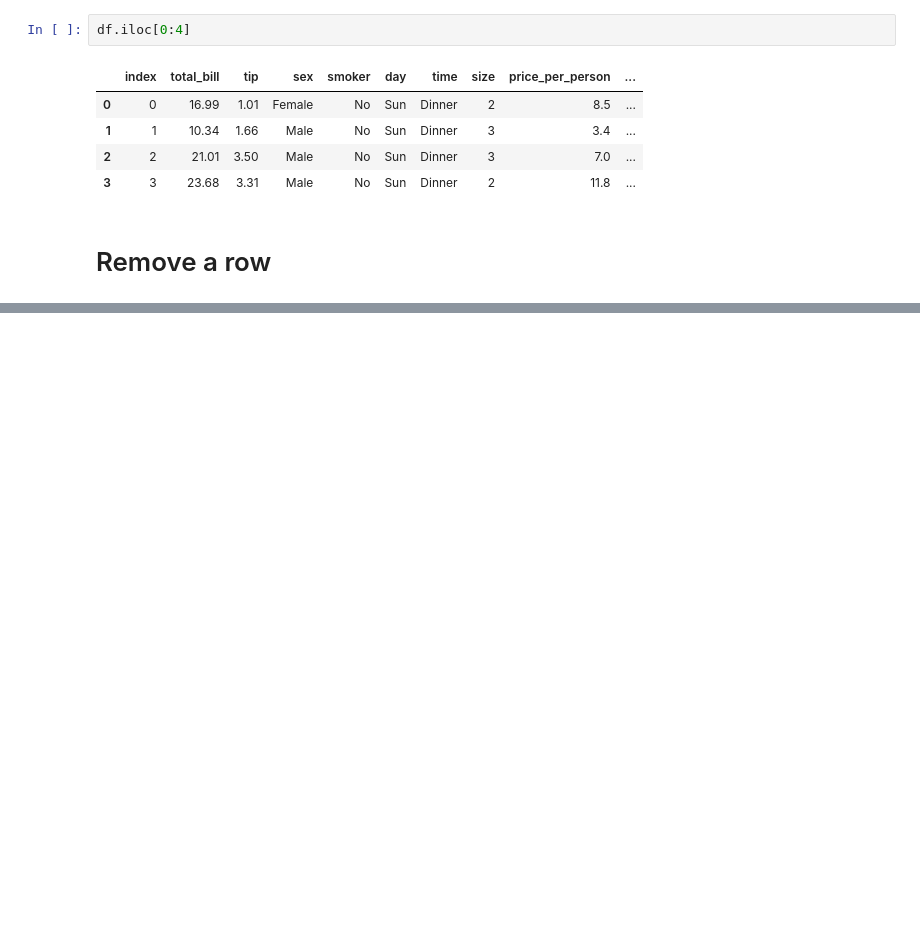
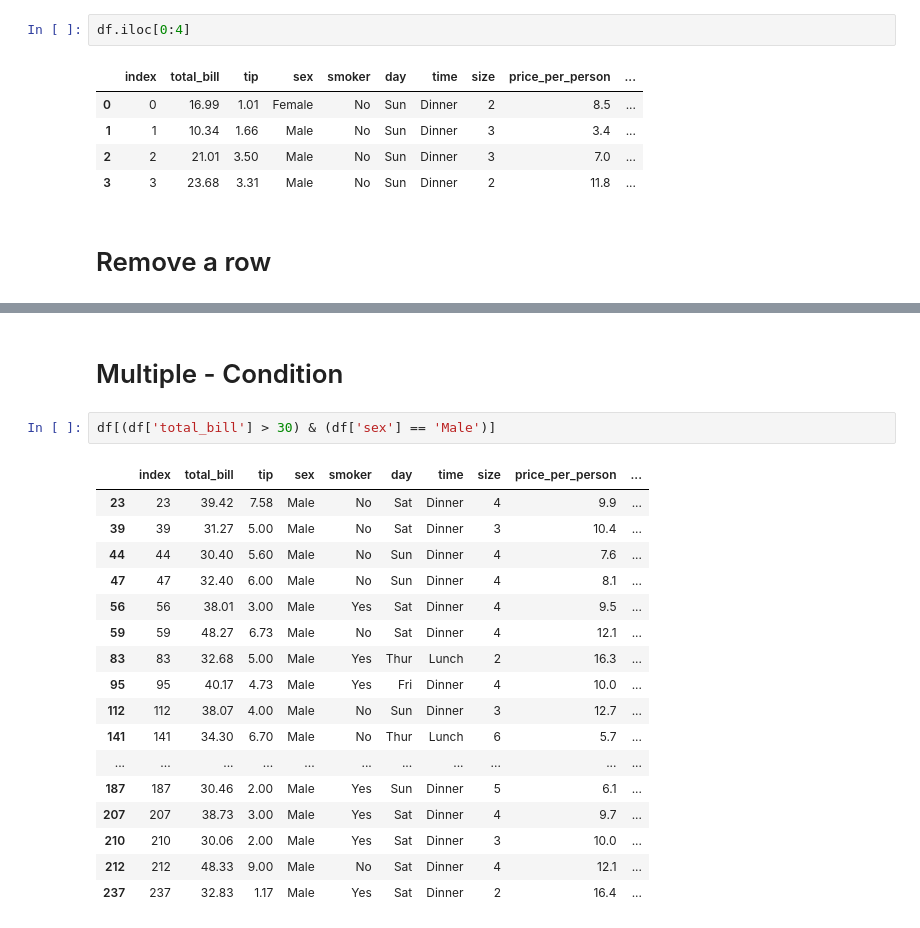
Before and after one commit to William-low127/Data-analytics, a Jupyter notebook: 02-Data_manipulation-Numpy_pandas/DataFrame.ipynb, the cells around one changed output, grey strips where cells are left out. Drawn from its saved outputs; the diff is of its cells as text; blank space fills up the shorter version.

```diff
--- a/02-Data_manipulation-Numpy_pandas/DataFrame.ipynb
+++ b/02-Data_manipulation-Numpy_pandas/DataFrame.ipynb
@@ -246,0 +324,22 @@ df.iloc[0:4]
+# %% [markdown]
+# Multiple - Condition
+# %%
+df[(df['total_bill'] > 30) & (df['sex'] == 'Male')]
+# %% [output]
+|  | index | total_bill | tip | sex | smoker | day | time | size | price_per_person | ... |
+| 23 | 23 | 39.42 | 7.58 | Male | No | Sat | Dinner | 4 | 9.9 | ... |
+| 39 | 39 | 31.27 | 5.00 | Male | No | Sat | Dinner | 3 | 10.4 | ... |
+| 44 | 44 | 30.40 | 5.60 | Male | No | Sun | Dinner | 4 | 7.6 | ... |
+| 47 | 47 | 32.40 | 6.00 | Male | No | Sun | Dinner | 4 | 8.1 | ... |
+| 56 | 56 | 38.01 | 3.00 | Male | Yes | Sat | Dinner | 4 | 9.5 | ... |
+| 59 | 59 | 48.27 | 6.73 | Male | No | Sat | Dinner | 4 | 12.1 | ... |
+| 83 | 83 | 32.68 | 5.00 | Male | Yes | Thur | Lunch | 2 | 16.3 | ... |
+| 95 | 95 | 40.17 | 4.73 | Male | Yes | Fri | Dinner | 4 | 10.0 | ... |
+| 112 | 112 | 38.07 | 4.00 | Male | No | Sun | Dinner | 3 | 12.7 | ... |
+| 141 | 141 | 34.30 | 6.70 | Male | No | Thur | Lunch | 6 | 5.7 | ... |
+| ... | ... | ... | ... | ... | ... | ... | ... | ... | ... | ... |
+| 187 | 187 | 30.46 | 2.00 | Male | Yes | Sun | Dinner | 5 | 6.1 | ... |
+| 207 | 207 | 38.73 | 3.00 | Male | Yes | Sat | Dinner | 4 | 9.7 | ... |
+| 210 | 210 | 30.06 | 2.00 | Male | Yes | Sat | Dinner | 3 | 10.0 | ... |
+| 212 | 212 | 48.33 | 9.00 | Male | No | Sat | Dinner | 4 | 12.1 | ... |
+| 237 | 237 | 32.83 | 1.17 | Male | Yes | Sat | Dinner | 2 | 16.4 | ... |
```
Also changed, not shown: parts of 8 cells of this notebook, 4 other files.
